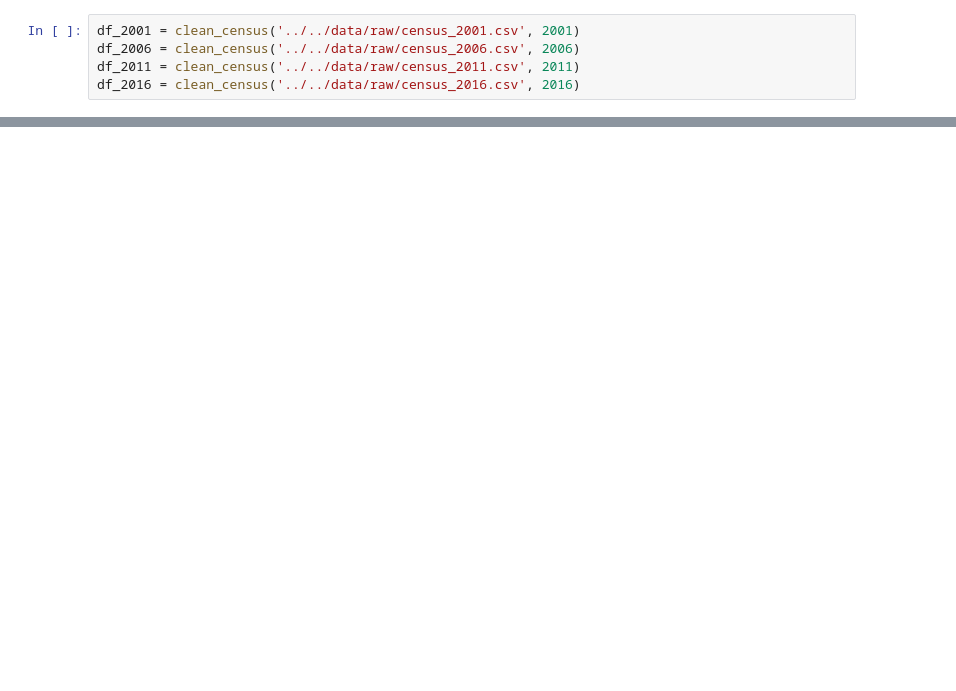
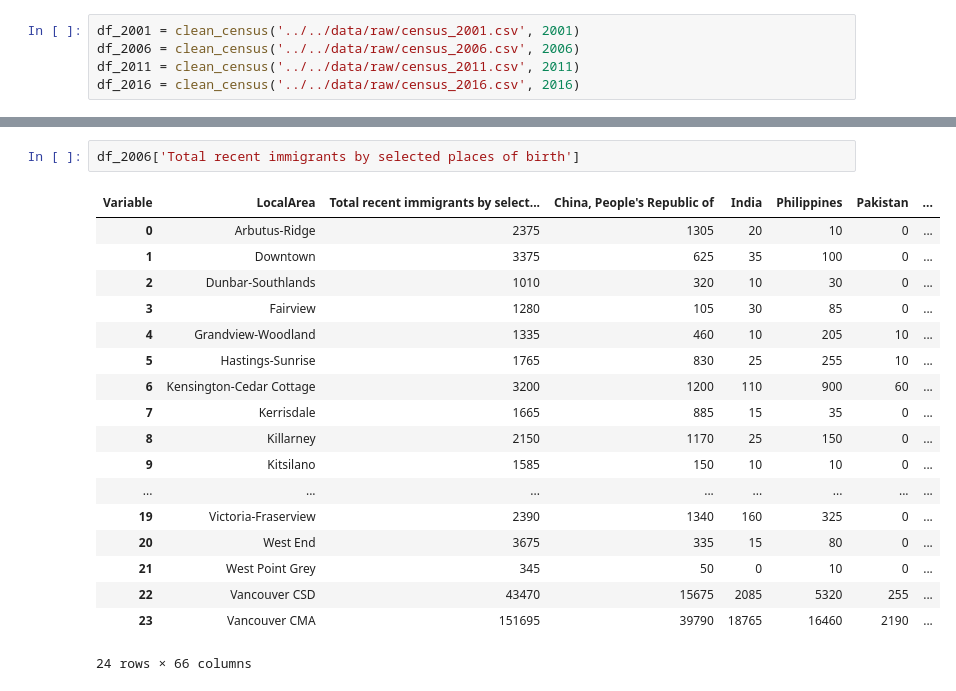
Before and after one commit to aakanksha023/EVAN, a Jupyter notebook: src/02_clean_wrangle/clean_census_data.ipynb, the cells around one changed output, grey strips where cells are left out. Saved outputs shown, nothing was run; the diff lists cells and outputs as text; blank space fills up the shorter version.

```diff
--- a/src/02_clean_wrangle/clean_census_data.ipynb
+++ b/src/02_clean_wrangle/clean_census_data.ipynb
@@ -647,0 +1330,21 @@ df_2011['Total children in census families in private households'].head(2)
+# %%
+df_2006['Total recent immigrants by selected places of birth']
+# %% [output]
+| Variable | LocalArea | Total recent immigrants by select... | China, People's Republic of | India | Philippines | Pakistan | ... |
+| 0 | Arbutus-Ridge | 2375 | 1305 | 20 | 10 | 0 | ... |
+| 1 | Downtown | 3375 | 625 | 35 | 100 | 0 | ... |
+| 2 | Dunbar-Southlands | 1010 | 320 | 10 | 30 | 0 | ... |
+| 3 | Fairview | 1280 | 105 | 30 | 85 | 0 | ... |
+| 4 | Grandview-Woodland | 1335 | 460 | 10 | 205 | 10 | ... |
+| 5 | Hastings-Sunrise | 1765 | 830 | 25 | 255 | 10 | ... |
+| 6 | Kensington-Cedar Cottage | 3200 | 1200 | 110 | 900 | 60 | ... |
+| 7 | Kerrisdale | 1665 | 885 | 15 | 35 | 0 | ... |
+| 8 | Killarney | 2150 | 1170 | 25 | 150 | 0 | ... |
+| 9 | Kitsilano | 1585 | 150 | 10 | 10 | 0 | ... |
+| ... | ... | ... | ... | ... | ... | ... | ... |
+| 19 | Victoria-Fraserview | 2390 | 1340 | 160 | 325 | 0 | ... |
+| 20 | West End | 3675 | 335 | 15 | 80 | 0 | ... |
+| 21 | West Point Grey | 345 | 50 | 0 | 10 | 0 | ... |
+| 22 | Vancouver CSD | 43470 | 15675 | 2085 | 5320 | 255 | ... |
+| 23 | Vancouver CMA | 151695 | 39790 | 18765 | 16460 | 2190 | ... |
+24 rows × 66 columns
```
Also changed, not shown: parts of 94 cells of this notebook.
